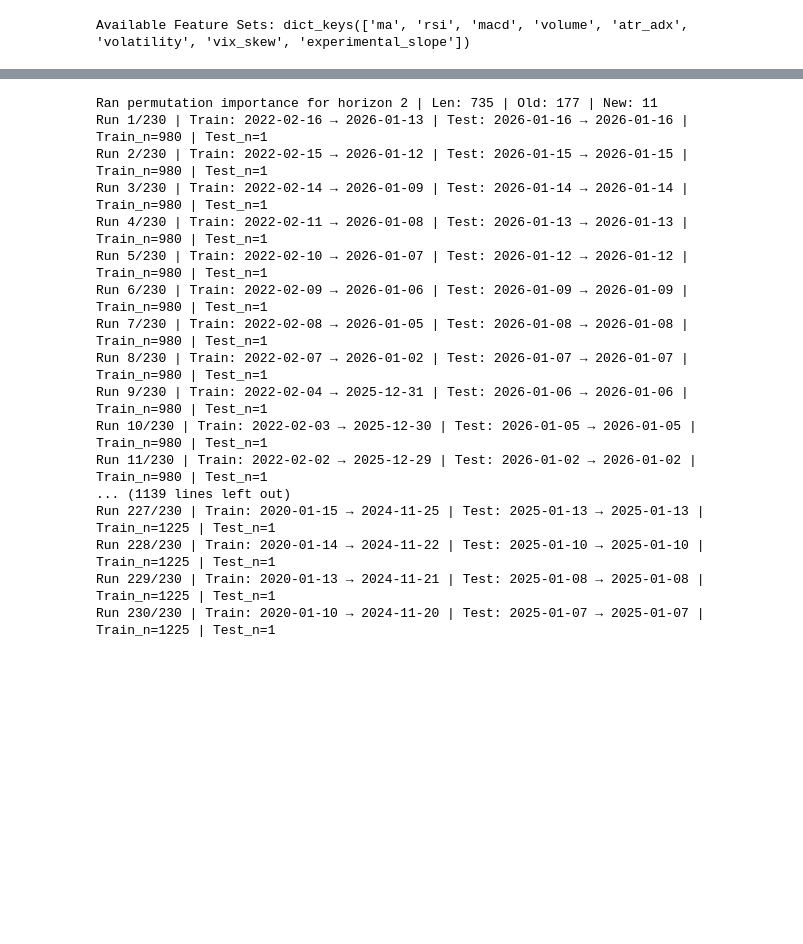
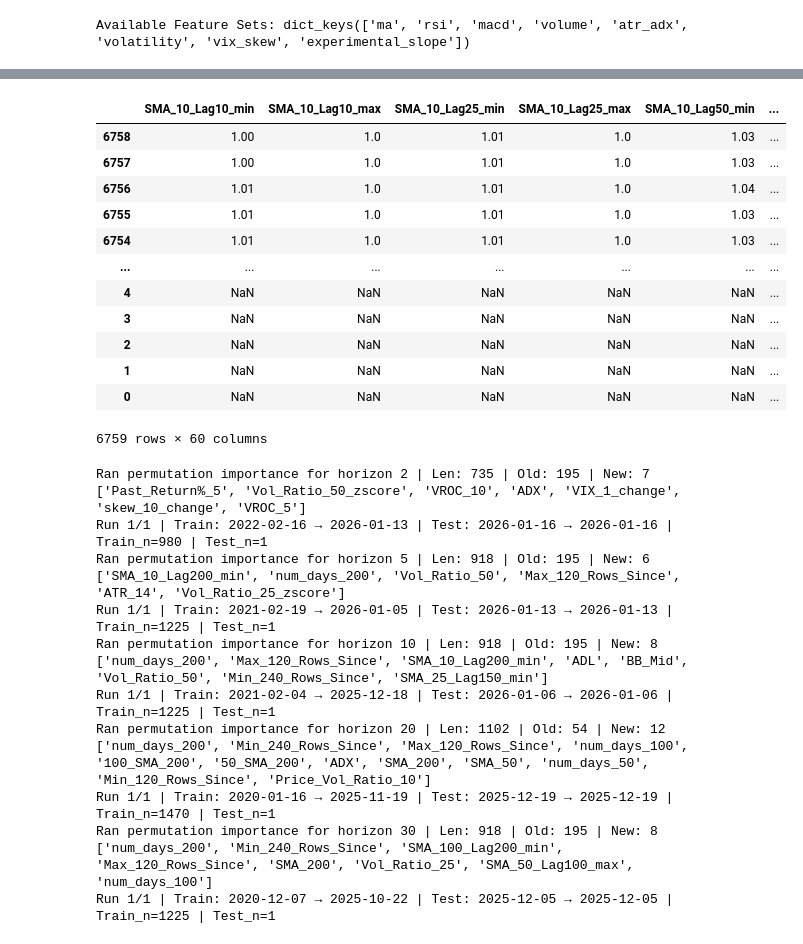
Before and after one commit to bchase17/Stocks, a Jupyter notebook: training.ipynb, the cells around one changed output, grey strips where cells are left out. Saved outputs shown, nothing was run; the diff lists cells and outputs as text; code cells hidden in the pictures; blank space fills up the shorter version.

```diff
--- a/training.ipynb
+++ b/training.ipynb
@@ -132,3 +149,19 @@ def new_features(df):
+# %%
+df_main[ma_lag]
+# %% [output]
+|  | SMA_10_Lag10_min | SMA_10_Lag10_max | SMA_10_Lag25_min | SMA_10_Lag25_max | SMA_10_Lag50_min | ... |
+| 6758 | 1.00 | 1.0 | 1.01 | 1.0 | 1.03 | ... |
+| 6757 | 1.00 | 1.0 | 1.01 | 1.0 | 1.03 | ... |
+| 6756 | 1.01 | 1.0 | 1.01 | 1.0 | 1.04 | ... |
+| 6755 | 1.01 | 1.0 | 1.01 | 1.0 | 1.03 | ... |
+| 6754 | 1.01 | 1.0 | 1.01 | 1.0 | 1.03 | ... |
+| ... | ... | ... | ... | ... | ... | ... |
+| 4 | NaN | NaN | NaN | NaN | NaN | ... |
+| 3 | NaN | NaN | NaN | NaN | NaN | ... |
+| 2 | NaN | NaN | NaN | NaN | NaN | ... |
+| 1 | NaN | NaN | NaN | NaN | NaN | ... |
+| 0 | NaN | NaN | NaN | NaN | NaN | ... |
+6759 rows × 60 columns
 # %%
 # -----------------------------
 # Feature Sets
@@ -327,7 +360,7 @@ def perm_list(
     dfw = df.sort_values("Date").reset_index(drop=True).copy()
 
     # Drop any accidental return cols from features (belt+suspenders)
-    safe_feature_cols = [c for c in feature_cols if "Return" not in c]
+    safe_feature_cols = [c for c in feature_cols if not (c.startswith("Return"))]
 
     # Basic numeric cleaning
     dfw[safe_feature_cols] = dfw[safe_feature_cols].replace([np.inf, -np.inf], fill_inf)
@@ -379,7 +412,7 @@ def perm_list(
     # keep only features with PI > 0
     pi_cols = pi_df['feature'][pi_df['pi_mean'] > .003].to_list()
 
-    if len(pi_cols) < 10:
+    if len(pi_cols) < 6:
         pi_cols = (
             pi_df.sort_values("pi_mean", ascending=False)
                 .head(6)["feature"]
@@ -449,6 +482,8 @@ for test_day in test_days:
         # Trime unknown (recent) outcomes
         df_final = df_main.iloc[r:].copy()
 
+        base_cols += past_return_cols
+
         perm_cols = perm_list(
             df=df_final,
             feature_cols=base_cols,
@@ -484,23 +519,21 @@ for test_day in test_days:
 
 results_df = pd.concat(results, ignore_index=True)
 # %% [output]
-Ran permutation importance for horizon 2 | Len: 735 | Old: 177 | New: 11
-Run 1/230 | Train: 2022-02-16 → 2026-01-13 | Test: 2026-01-16 → 2026-01-16 | Train_n=980 | Test_n=1
-Run 2/230 | Train: 2022-02-15 → 2026-01-12 | Test: 2026-01-15 → 2026-01-15 | Train_n=980 | Test_n=1
-Run 3/230 | Train: 2022-02-14 → 2026-01-09 | Test: 2026-01-14 → 2026-01-14 | Train_n=980 | Test_n=1
-Run 4/230 | Train: 2022-02-11 → 2026-01-08 | Test: 2026-01-13 → 2026-01-13 | Train_n=980 | Test_n=1
-Run 5/230 | Train: 2022-02-10 → 2026-01-07 | Test: 2026-01-12 → 2026-01-12 | Train_n=980 | Test_n=1
-Run 6/230 | Train: 2022-02-09 → 2026-01-06 | Test: 2026-01-09 → 2026-01-09 | Train_n=980 | Test_n=1
-Run 7/230 | Train: 2022-02-08 → 2026-01-05 | Test: 2026-01-08 → 2026-01-08 | Train_n=980 | Test_n=1
-Run 8/230 | Train: 2022-02-07 → 2026-01-02 | Test: 2026-01-07 → 2026-01-07 | Train_n=980 | Test_n=1
-Run 9/230 | Train: 2022-02-04 → 2025-12-31 | Test: 2026-01-06 → 2026-01-06 | Train_n=980 | Test_n=1
-Run 10/230 | Train: 2022-02-03 → 2025-12-30 | Test: 2026-01-05 → 2026-01-05 | Train_n=980 | Test_n=1
-Run 11/230 | Train: 2022-02-02 → 2025-12-29 | Test: 2026-01-02 → 2026-01-02 | Train_n=980 | Test_n=1
-... (1139 lines left out)
-Run 227/230 | Train: 2020-01-15 → 2024-11-25 | Test: 2025-01-13 → 2025-01-13 | Train_n=1225 | Test_n=1
-Run 228/230 | Train: 2020-01-14 → 2024-11-22 | Test: 2025-01-10 → 2025-01-10 | Train_n=1225 | Test_n=1
-Run 229/230 | Train: 2020-01-13 → 2024-11-21 | Test: 2025-01-08 → 2025-01-08 | Train_n=1225 | Test_n=1
-Run 230/230 | Train: 2020-01-10 → 2024-11-20 | Test: 2025-01-07 → 2025-01-07 | Train_n=1225 | Test_n=1
+Ran permutation importance for horizon 2 | Len: 735 | Old: 195 | New: 7
+['Past_Return%_5', 'Vol_Ratio_50_zscore', 'VROC_10', 'ADX', 'VIX_1_change', 'skew_10_change', 'VROC_5']
+Run 1/1 | Train: 2022-02-16 → 2026-01-13 | Test: 2026-01-16 → 2026-01-16 | Train_n=980 | Test_n=1
+Ran permutation importance for horizon 5 | Len: 918 | Old: 195 | New: 6
+['SMA_10_Lag200_min', 'num_days_200', 'Vol_Ratio_50', 'Max_120_Rows_Since', 'ATR_14', 'Vol_Ratio_25_zscore']
+Run 1/1 | Train: 2021-02-19 → 2026-01-05 | Test: 2026-01-13 → 2026-01-13 | Train_n=1225 | Test_n=1
+Ran permutation importance for horizon 10 | Len: 918 | Old: 195 | New: 8
+['num_days_200', 'Max_120_Rows_Since', 'SMA_10_Lag200_min', 'ADL', 'BB_Mid', 'Vol_Ratio_50', 'Min_240_Rows_Since', 'SMA_25_Lag150_min']
+Run 1/1 | Train: 2021-02-04 → 2025-12-18 | Test: 2026-01-06 → 2026-01-06 | Train_n=1225 | Test_n=1
+Ran permutation importance for horizon 20 | Len: 1102 | Old: 54 | New: 12
+['num_days_200', 'Min_240_Rows_Since', 'Max_120_Rows_Since', 'num_days_100', '100_SMA_200', '50_SMA_200', 'ADX', 'SMA_200', 'SMA_50', 'num_days_50', 'Min_120_Rows_Since', 'Price_Vol_Ratio_10']
+Run 1/1 | Train: 2020-01-16 → 2025-11-19 | Test: 2025-12-19 → 2025-12-19 | Train_n=1470 | Test_n=1
+Ran permutation importance for horizon 30 | Len: 918 | Old: 195 | New: 8
+['num_days_200', 'Min_240_Rows_Since', 'SMA_100_Lag200_min', 'Max_120_Rows_Since', 'SMA_200', 'Vol_Ratio_25', 'SMA_50_Lag100_max', 'num_days_100']
+Run 1/1 | Train: 2020-12-07 → 2025-10-22 | Test: 2025-12-05 → 2025-12-05 | Train_n=1225 | Test_n=1
 # %%
 df = pd.read_csv("performance.csv")
 df.to_csv('performance_backup.csv', index=False)
```
Also changed, not shown: parts of 2 cells of this notebook, 1 other file.
